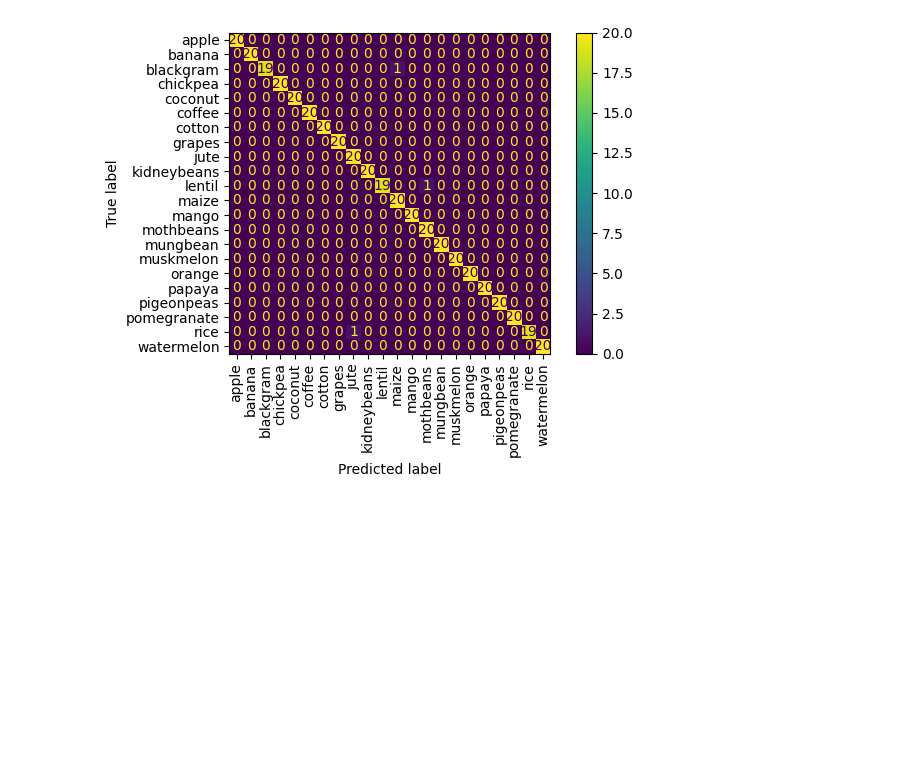
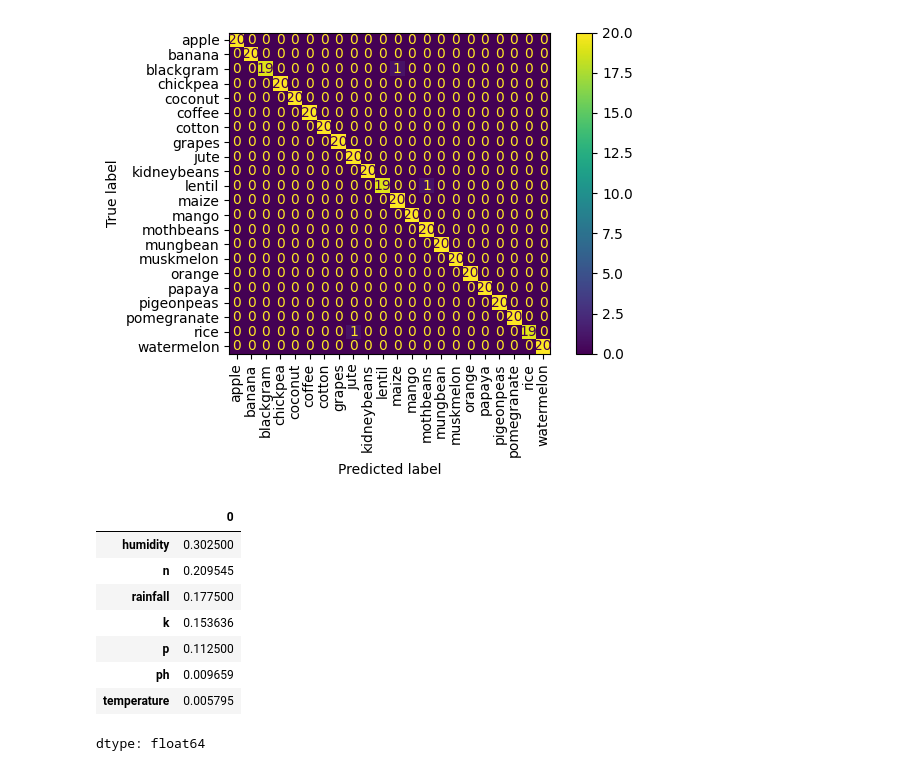
Before and after one commit to psubedicsu/Final-Project---608, a Jupyter notebook: Final_Project.ipynb, the cells around one changed output. Cells and saved outputs as stored; diff of their text form; code cells hidden in the pictures; blank space fills up the shorter version.

```diff
--- a/Final_Project.ipynb
+++ b/Final_Project.ipynb
@@ -288,3 +288,20 @@ plt.show()
 # %% [output]
 <Figure size 800x800 with 0 Axes>
 [figure]
+# %%
+from sklearn.inspection import permutation_importance
+import pandas as pd
+
+r = permutation_importance(best_model, X_test, y_test, n_repeats=20, random_state=42)
+imp = pd.Series(r.importances_mean, index=cols).sort_values(ascending=False)
+imp
+# %% [output]
+|  | 0 |
+| humidity | 0.302500 |
+| n | 0.209545 |
+| rainfall | 0.177500 |
+| k | 0.153636 |
+| p | 0.112500 |
+| ph | 0.009659 |
+| temperature | 0.005795 |
+dtype: float64
```
Also changed, not shown: parts of 1 cell of this notebook.
